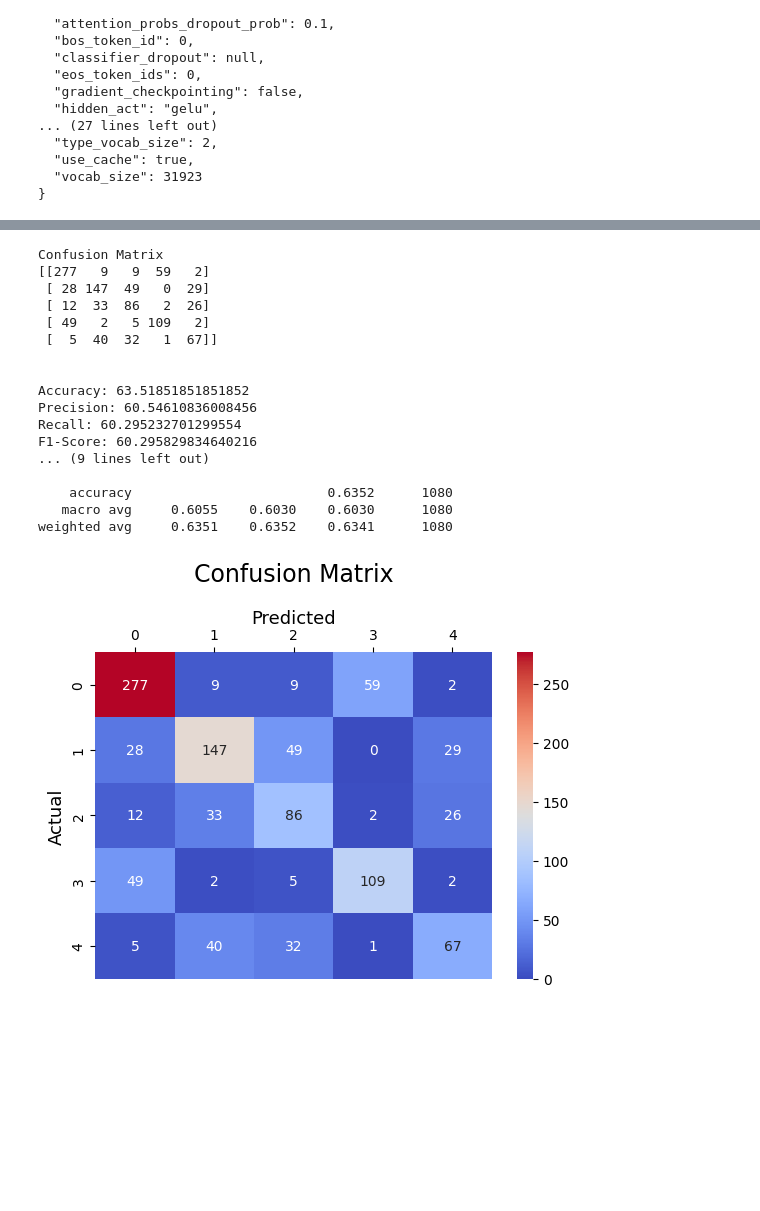
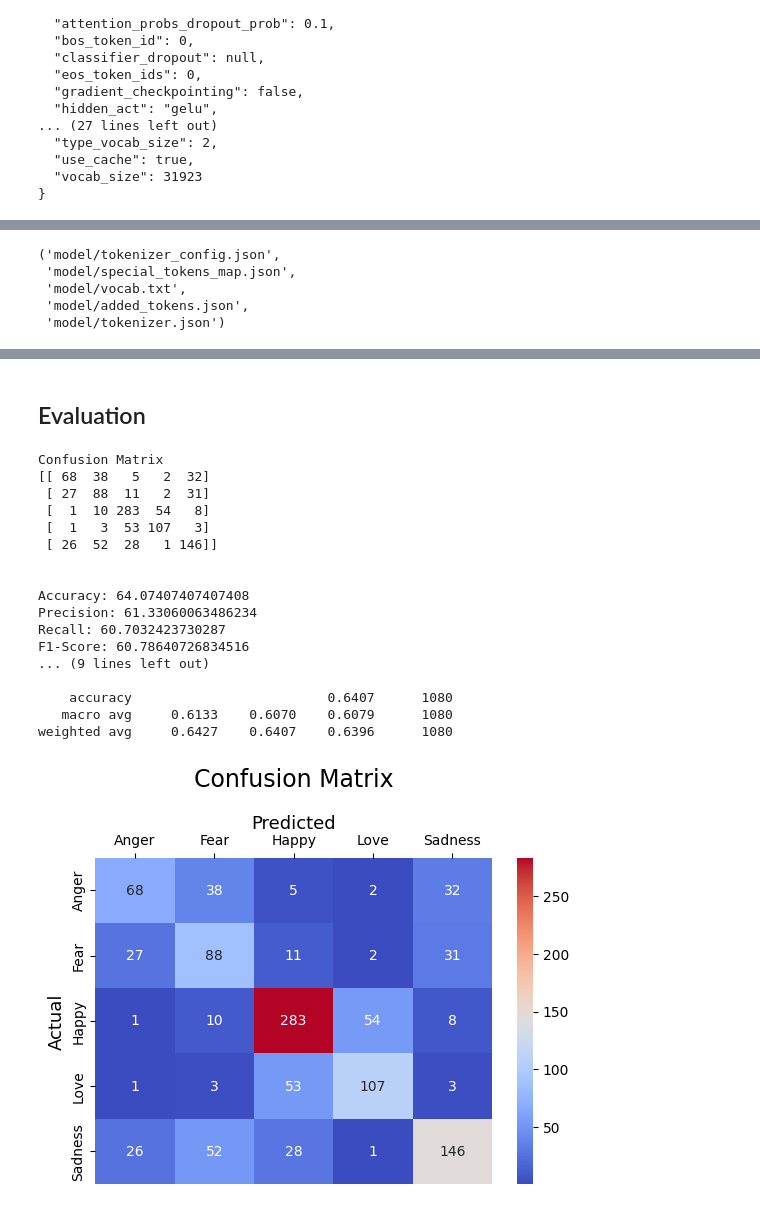
Before and after one commit to ValentioStanley/EmoRec-App-New-Thesis, a Jupyter notebook: preprocess/notebook-kaggle/Indobert-kaggle.ipynb, the cells around one changed output, grey strips where cells are left out. Cells and saved outputs as stored; diff of their text form; code cells hidden in the pictures; blank space fills up the shorter version.

```diff
--- a/preprocess/notebook-kaggle/Indobert-kaggle (3).ipynb
+++ b/preprocess/notebook-kaggle/Indobert-kaggle.ipynb
@@ -451,58 +447,67 @@ TrainOutput(global_step=2160, training_loss=0.5603518721871767, metrics={'train_
 # %%
-# model.save_pretrained("model")
-# tokenizer.save_pretrained("model")
+model.save_pretrained("model")
+tokenizer.save_pretrained("model")
+# %% [output]
+('model/tokenizer_config.json',
+ 'model/special_tokens_map.json',
+ 'model/vocab.txt',
+ 'model/added_tokens.json',
+ 'model/tokenizer.json')
 # %%
 predicted_review = trainer.predict(dataset_test)
 raw_pred, _, _ = predicted_review
 predict_class = np.argmax(raw_pred, axis=1)
 # %% [output]
 [interactive output not drawn]
+# %% [markdown]
+## Evaluation
 # %%
 from sklearn.metrics import accuracy_score, classification_report, confusion_matrix, precision_score, recall_score, f1_score
 import matplotlib.pyplot as plt
 import seaborn as sns
 
 def findMetrics(test, pred):
-    labels = test.unique()
-    cm = confusion_matrix(test, pred, labels=labels)
+    labels_test = np.sort(test.unique())
+    cm = confusion_matrix(test, pred, labels=labels_test)
     print("Confusion Matrix")
     print(cm)
 
     print("\n")
     print("Accuracy:", accuracy_score(test, pred) * 100)
     print("Precision:", precision_score(test, pred, average='macro') * 100)
     print("Recall:", recall_score(test, pred, average='macro') * 100)
     print("F1-Score:", f1_score(test, pred, average='macro') * 100)
     print("\n")
-    print(classification_report(test, pred, labels=labels, digits=4))
+    print(classification_report(test, pred, labels=labels_test, digits=4))
 
-    sns.heatmap(cm, annot=True, fmt="d", cmap='coolwarm')
+    emotion_labels = label_encoder.inverse_transform(labels_test)
+    sns.heatmap(cm, annot=True, fmt="d", cmap='coolwarm', xticklabels=emotion_labels, yticklabels=emotion_labels)
     plt.title('Confusion Matrix', fontsize=17, pad=20)
     plt.gca().xaxis.set_label_position('top')
     plt.ylabel('Actual', fontsize=13)
     plt.xlabel('Predicted', fontsize=13)
     plt.gca().xaxis.tick_top()
 
     plt.gca().figure.subplots_adjust(bottom=0.2)
     plt.show()
 
 findMetrics(data_test['label'], predict_class)
 # %% [output]
 Confusion Matrix
-[[277   9   9  59   2]
- [ 28 147  49   0  29]
- [ 12  33  86   2  26]
- [ 49   2   5 109   2]
- [  5  40  32   1  67]]
+[[ 68  38   5   2  32]
+ [ 27  88  11   2  31]
+ [  1  10 283  54   8]
+ [  1   3  53 107   3]
+ [ 26  52  28   1 146]]
 
 
-Accuracy: 63.51851851851852
-Precision: 60.54610836008456
-Recall: 60.295232701299554
-F1-Score: 60.295829834640216
+Accuracy: 64.07407407407408
+Precision: 61.33060063486234
+Recall: 60.7032423730287
+F1-Score: 60.78640726834516
 ... (9 lines left out)
 
-    accuracy                         0.6352      1080
-   macro avg     0.6055    0.6030    0.6030      1080
-weighted avg     0.6351    0.6352    0.6341      1080
+    accuracy                         0.6407      1080
+   macro avg     0.6133    0.6070    0.6079      1080
+weighted avg     0.6427    0.6407    0.6396      1080
-[figure, old version]
+[figure, new version]
```
Also changed, not shown: parts of 19 cells of this notebook, 12 other files.
